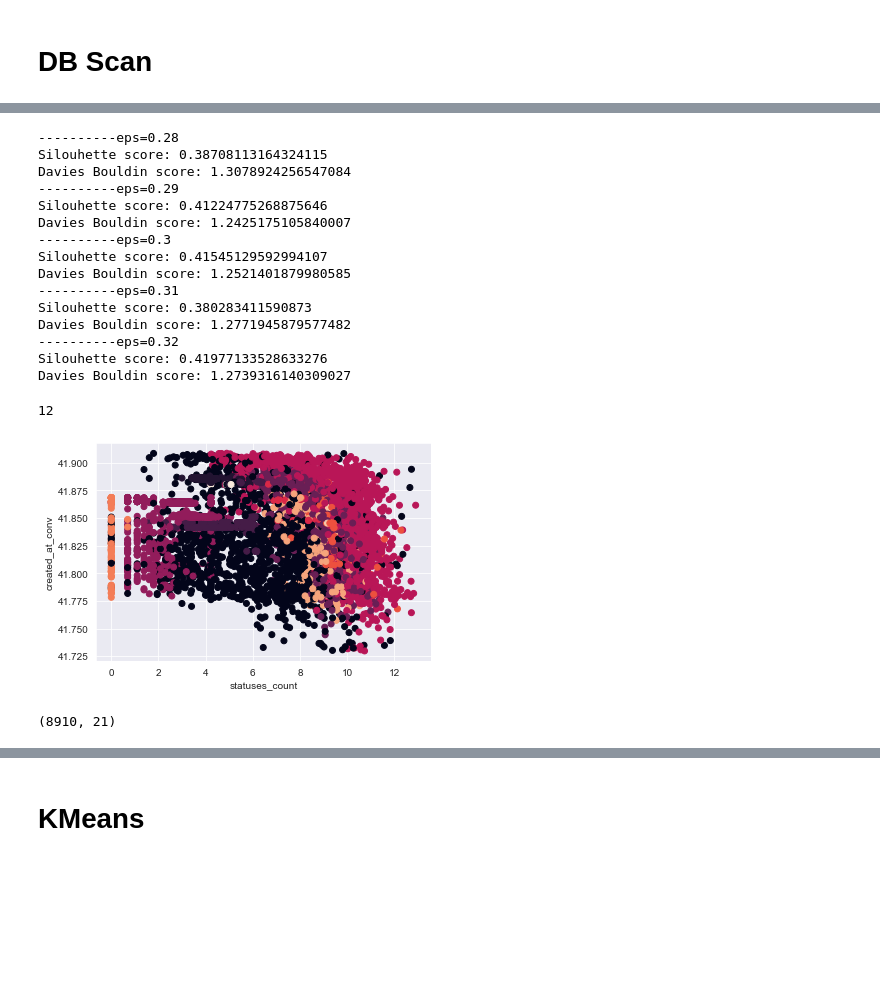
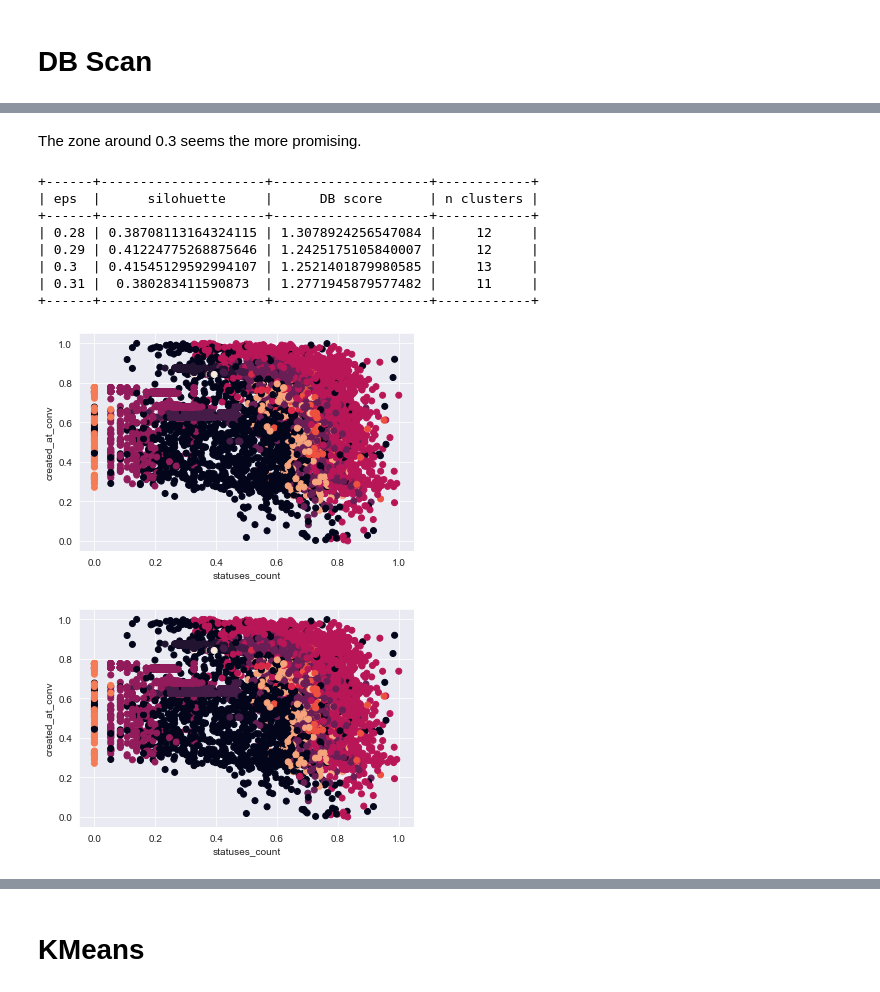
Before and after one commit to alessandrodipalma/DM_tweets, a Jupyter notebook: ClusteringAnalysis.ipynb, the cells around one changed output, grey strips where cells are left out. Drawn from its saved outputs; the diff is of its cells as text; code cells hidden in the pictures; blank space fills up the shorter version.

Commit message:
refactor and kmeans with denoised data

```diff
--- a/ClusteringAnalysis.ipynb
+++ b/ClusteringAnalysis.ipynb
@@ -134,2 +125,5 @@ def to_log(df, attr):
+# %%
+for attr in numeric_attributes:
+    df_merge_log[attr] = to_log(df_merge_log, attr)
 # %% [markdown]
 It is possible to see that our data has very different ranges of values for different attributes going from ranges from 0 to hundreds and from 0 to hundred thousands. This means that it would be best to normalize the values either in a range [0, 1] or in logscale.
@@ -159,11 +129,0 @@ max_daily_tweets
-# %%
-# Log scale
-df_merge_log = pd.DataFrame()
-
-for attr in df_merge.columns:
-  print(attr)
-  df_merge_log[attr] = to_log(df_merge, attr)
-  print(df_merge_log[attr].max())
-  print(df_merge_log[attr].min())
-
-df_merge_log.info()
@@ -190,4 +157,7 @@ memory usage: 1.9 MB
 scaler = MinMaxScaler()
 scaler.fit(df_merge_log.values)
 df_merge_scaled = scaler.transform(df_merge_log.values)
+# %%
+df_merge_scaled = pd.DataFrame(df_merge_scaled, columns=df_merge_log.columns)
+df_merge_scaled[non_numeric_attributes] = df_merge[non_numeric_attributes]
 # %%
@@ -229,40 +231,37 @@ The knee of the curve is around 0.3, so values around this point will be investi
+# %% [markdown]
+The zone around 0.3 seems the more promising.
 # %%
-for eps in [0.28, 0.29, 0.3, 0.31, 0.32]:
-  dbscan = DBSCAN(eps=eps, min_samples=42)
-  clusters = dbscan.fit(df_merge_scaled)
-  print(f"{'-'*10}eps={eps}")
-  get_metrics(df_merge_scaled, dbscan.labels_)
+table = PrettyTable(field_names=['eps', 'silohuette', 'DB score', 'n clusters'])
+for eps in [0.28, 0.29, 0.3, 0.31]:
+    dbscan = DBSCAN(eps=eps, min_samples=42)
+    clusters = dbscan.fit(df_merge_scaled[numeric_attributes])
+    n_clusters = len(np.unique(clusters.labels_))
+    silhouette, DBscore = get_metrics(df_merge_scaled[numeric_attributes], dbscan.labels_, print_out=False)
+    table.add_row([eps, silhouette, DBscore, n_clusters])
+print(table)
 # %% [output]
-----------eps=0.28
-Silouhette score: 0.38708113164324115
-Davies Bouldin score: 1.3078924256547084
-----------eps=0.29
-Silouhette score: 0.41224775268875646
-Davies Bouldin score: 1.2425175105840007
-----------eps=0.3
-Silouhette score: 0.41545129592994107
-Davies Bouldin score: 1.2521401879980585
-----------eps=0.31
-Silouhette score: 0.380283411590873
-Davies Bouldin score: 1.2771945879577482
-----------eps=0.32
-Silouhette score: 0.41977133528633276
-Davies Bouldin score: 1.2739316140309027
++------+---------------------+--------------------+------------+
+| eps  |      silohuette     |      DB score      | n clusters |
++------+---------------------+--------------------+------------+
+| 0.28 | 0.38708113164324115 | 1.3078924256547084 |     12     |
+| 0.29 | 0.41224775268875646 | 1.2425175105840007 |     12     |
+| 0.3  | 0.41545129592994107 | 1.2521401879980585 |     13     |
+| 0.31 |  0.380283411590873  | 1.2771945879577482 |     11     |
++------+---------------------+--------------------+------------+
 # %%
 dbscan = DBSCAN(eps=0.29, min_samples=42)
-clusters = dbscan.fit(df_merge_scaled)
+clusters = dbscan.fit(df_merge_scaled[numeric_attributes])
-# %%
-len(np.unique(clusters.labels_))
-# %% [output]
-12
 # %%
 plt.ylabel('created_at_conv')
 plt.xlabel('statuses_count')
-scatterplot(df_merge_log,'statuses_count', 'created_at_conv', dbscan.labels_)
+scatterplot(df_merge_scaled, 'statuses_count', 'created_at_conv', clusters.labels_)
 # %% [output]
-[figure, old version]
+[figure, new version]
-# %%
-clusters.components_.shape
-# %% [output]
-(8910, 21)
+# %%
+plt.ylabel('created_at_conv')
+plt.xlabel('statuses_count')
+scatterplot(df_merge_scaled, 'statuses_count', 'created_at_conv', clusters.labels_,
+            filter=np.where(clusters.labels_ != -1))
+# %% [output]
+[figure, added]
 # %%
```
Also changed, not shown: parts of 57 cells of this notebook, 29 other files.
